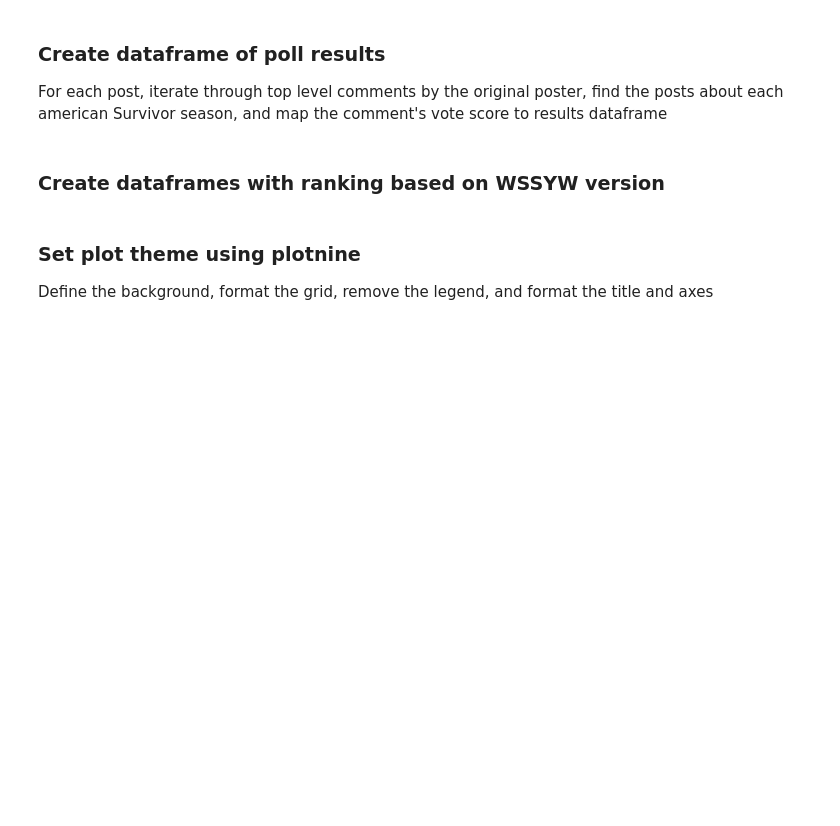
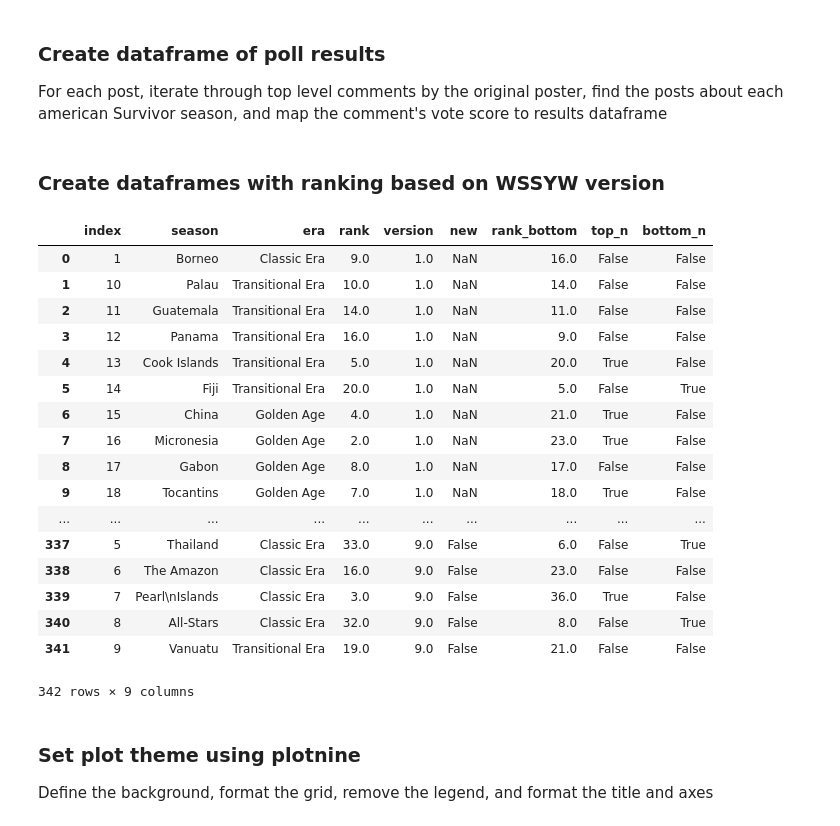
Before and after one commit to ldawson02/data-science-intro, a Jupyter notebook: Survivor WSSYW/Survivor_WSSYSW.ipynb, the cells around one changed output. Saved outputs shown, nothing was run; the diff lists cells and outputs as text; code cells hidden in the pictures; blank space fills up the shorter version.

```diff
--- a/Survivor WSSYW/Survivor_WSSYSW.ipynb
+++ b/Survivor WSSYW/Survivor_WSSYSW.ipynb
@@ -106,33 +106,53 @@ prev = None
 top_cols = []
 bottom_cols = []
 for col in df.columns:
     df_new = pd.DataFrame(columns=['season','era','rank','version','new'])
     if df[col].dtypes == 'float64' or df[col].dtypes == 'int64':
         df_ranked['%s rank'%col]=df[col].rank(ascending=False, na_option='bottom', method='first')
         df_ranked['%s rank bottom'%col]=df[col].rank(ascending=True, na_option='bottom', method='first')
 
         df_ranked['top_n_%s'%col]=[True if x <= show_top else False for x in df_ranked['%s rank'%col]]
         top_cols.append('top_n_%s'%col)
 
         df_ranked['bottom_n_%s'%col]=[True if x <= show_top else False for x in df_ranked['%s rank bottom'%col]]
         bottom_cols.append('bottom_n_%s'%col)
         df_new['season'] = df['season']
         df_new['era'] = df['era']
         df_new['rank'] = df[col].dropna().rank(ascending=False, na_option='bottom', method='first')
         df_new['rank_bottom'] = df[col].dropna().rank(ascending=True, na_option='bottom', method='first')
         df_new['version'] = col
         if prev != None:
             df_new['new'] = df_ranked[prev].isnull()
         df_pivot = pd.concat([df_pivot, df_new], sort=False)
         prev = col
 
 df_ranked['top_n'] = df_ranked[top_cols].any(axis='columns')
 df_ranked['bottom_n'] = df_ranked[bottom_cols].any(axis='columns')
 df_ranked = df_ranked.drop(columns=top_cols)
 df_ranked = df_ranked.drop(columns=bottom_cols)
 df_pivot = df_pivot.reset_index()
 df_pivot = df_pivot.join(df_ranked[['season','top_n']].set_index('season'), on='season')
 df_pivot = df_pivot.join(df_ranked[['season','bottom_n']].set_index('season'), on='season')
+df_pivot
+# %% [output]
+|  | index | season | era | rank | version | new | rank_bottom | top_n | bottom_n |
+| 0 | 1 | Borneo | Classic Era | 9.0 | 1.0 | NaN | 16.0 | False | False |
+| 1 | 10 | Palau | Transitional Era | 10.0 | 1.0 | NaN | 14.0 | False | False |
+| 2 | 11 | Guatemala | Transitional Era | 14.0 | 1.0 | NaN | 11.0 | False | False |
+| 3 | 12 | Panama | Transitional Era | 16.0 | 1.0 | NaN | 9.0 | False | False |
+| 4 | 13 | Cook Islands | Transitional Era | 5.0 | 1.0 | NaN | 20.0 | True | False |
+| 5 | 14 | Fiji | Transitional Era | 20.0 | 1.0 | NaN | 5.0 | False | True |
+| 6 | 15 | China | Golden Age | 4.0 | 1.0 | NaN | 21.0 | True | False |
+| 7 | 16 | Micronesia | Golden Age | 2.0 | 1.0 | NaN | 23.0 | True | False |
+| 8 | 17 | Gabon | Golden Age | 8.0 | 1.0 | NaN | 17.0 | False | False |
+| 9 | 18 | Tocantins | Golden Age | 7.0 | 1.0 | NaN | 18.0 | True | False |
+| ... | ... | ... | ... | ... | ... | ... | ... | ... | ... |
+| 337 | 5 | Thailand | Classic Era | 33.0 | 9.0 | False | 6.0 | False | True |
+| 338 | 6 | The Amazon | Classic Era | 16.0 | 9.0 | False | 23.0 | False | False |
+| 339 | 7 | Pearl\nIslands | Classic Era | 3.0 | 9.0 | False | 36.0 | True | False |
+| 340 | 8 | All-Stars | Classic Era | 32.0 | 9.0 | False | 8.0 | False | True |
+| 341 | 9 | Vanuatu | Transitional Era | 19.0 | 9.0 | False | 21.0 | False | False |
+342 rows × 9 columns
 # %% [markdown]
 ### Set plot theme using plotnine
 Define the background, format the grid, remove the legend, and format the title and axes
```
Also changed, not shown: 9 other files.
